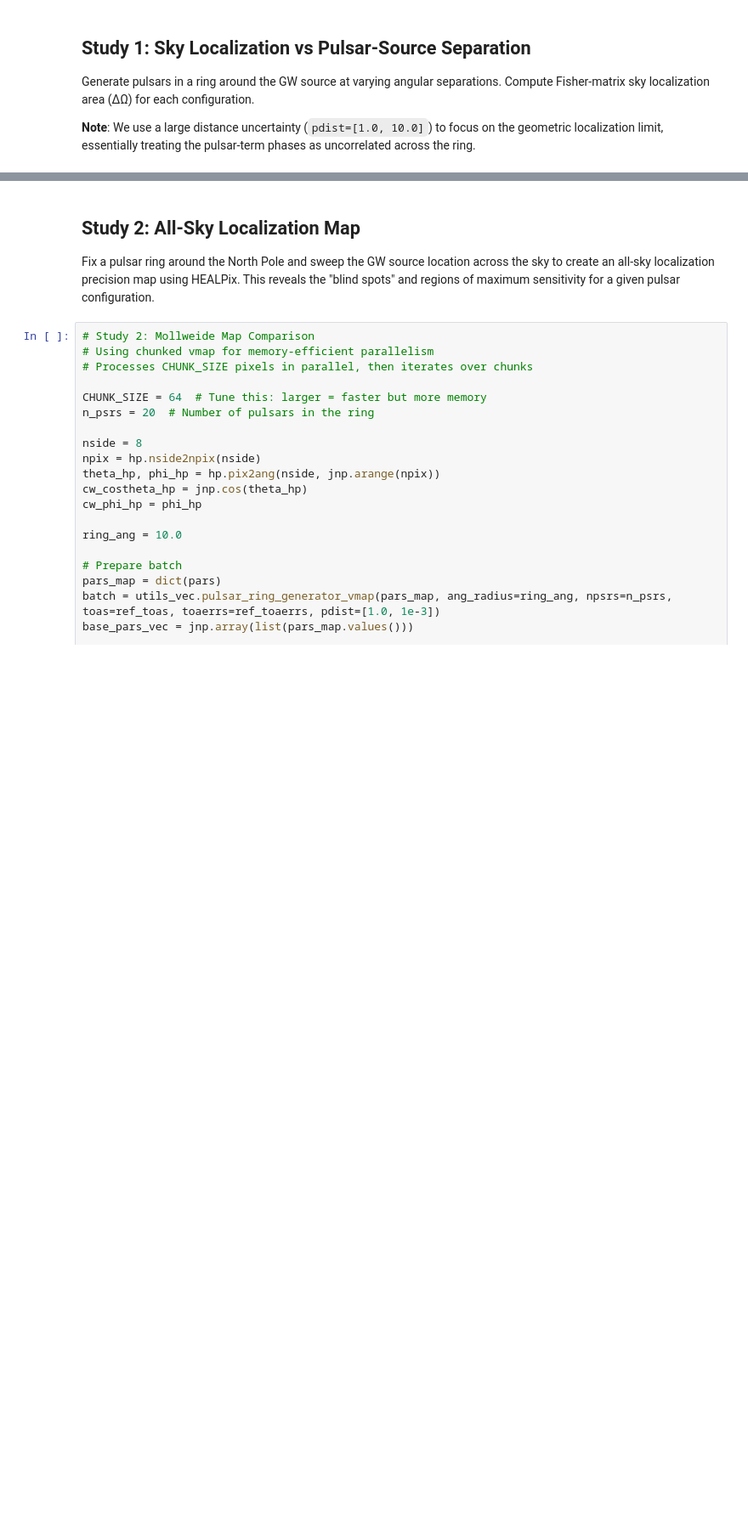
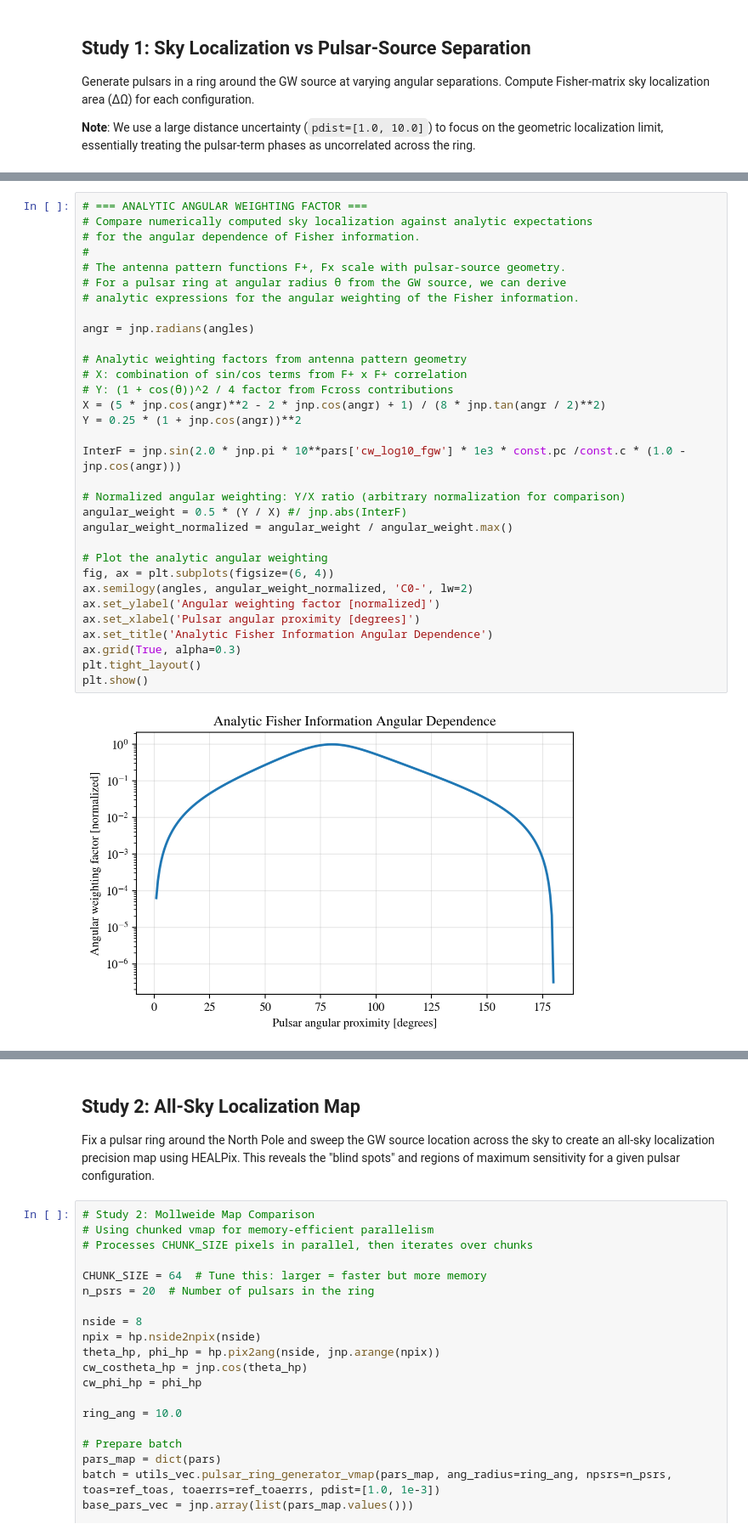
Before and after one commit to stevertaylor/pta_cw_fisher, a Jupyter notebook: ring_pterm_vectorized.ipynb, the cells around one changed output, grey strips where cells are left out. Shown at 85% size. Cells and saved outputs as stored; diff of their text form; blank space fills up the shorter version.

```diff
--- a/ring_pterm_vectorized.ipynb
+++ b/ring_pterm_vectorized.ipynb
@@ -297,3 +480,37 @@ Min ΔΩ: 0.02 deg²
+# %%
+# === ANALYTIC ANGULAR WEIGHTING FACTOR ===
+# Compare numerically computed sky localization against analytic expectations
+# for the angular dependence of Fisher information.
+#
+# The antenna pattern functions F+, Fx scale with pulsar-source geometry.
+# For a pulsar ring at angular radius θ from the GW source, we can derive
+# analytic expressions for the angular weighting of the Fisher information.
+
+angr = jnp.radians(angles)
+
+# Analytic weighting factors from antenna pattern geometry
+# X: combination of sin/cos terms from F+ x F+ correlation
+# Y: (1 + cos(θ))^2 / 4 factor from Fcross contributions
+X = (5 * jnp.cos(angr)**2 - 2 * jnp.cos(angr) + 1) / (8 * jnp.tan(angr / 2)**2)
+Y = 0.25 * (1 + jnp.cos(angr))**2
+
+InterF = jnp.sin(2.0 * jnp.pi * 10**pars['cw_log10_fgw'] * 1e3 * const.pc /const.c * (1.0 - jnp.cos(angr)))
+
+# Normalized angular weighting: Y/X ratio (arbitrary normalization for comparison)
+angular_weight = 0.5 * (Y / X) #/ jnp.abs(InterF)
+angular_weight_normalized = angular_weight / angular_weight.max()
+
+# Plot the analytic angular weighting
+fig, ax = plt.subplots(figsize=(6, 4))
+ax.semilogy(angles, angular_weight_normalized, 'C0-', lw=2)
+ax.set_ylabel('Angular weighting factor [normalized]')
+ax.set_xlabel('Pulsar angular proximity [degrees]')
+ax.set_title('Analytic Fisher Information Angular Dependence')
+ax.grid(True, alpha=0.3)
+plt.tight_layout()
+plt.show()
+# %% [output]
+[figure, added]
 # %%
 # Plot: ΔΩ vs ring angular radius
 fig, ax = plt.subplots(figsize=(6, 4))
```
Also changed, not shown: parts of 19 cells of this notebook.
